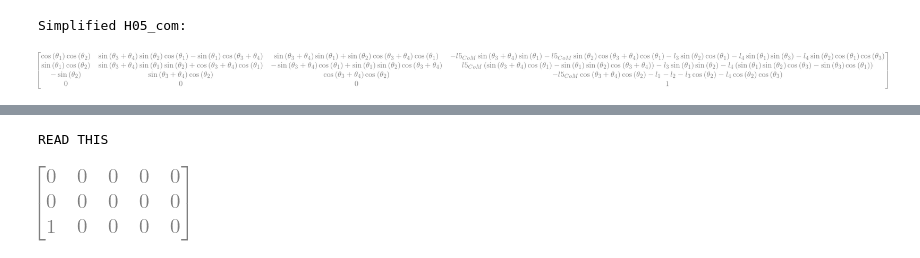
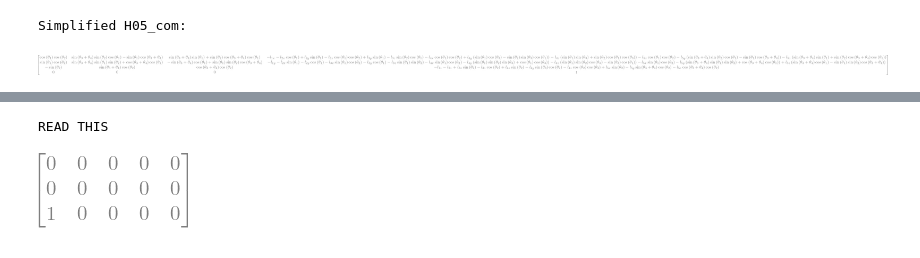
Before and after one commit to LouKordos/jupyter_notebooks, a Jupyter notebook: Transformation Matrices for Leg.ipynb, the cells around one changed output, grey strips where cells are left out. Cells and saved outputs as stored; diff of their text form; code cells hidden in the pictures.

```diff
--- a/Transformation Matrices for Leg.ipynb
+++ b/Transformation Matrices for Leg.ipynb
@@ -84,42 +84,46 @@ simplify(H05_simple * Matrix([0, 0, 0, 1]))
 # %%
 #Distance from previous frame to next frame. Frames are placed at CoM in this scenario.
-l1_com, l2_com, l3_com, l4_com, l5_com, l6_com = symbols("l1_{CoM} l2_{CoM} l3_{CoM} l4_{CoM} l5_{CoM} l6_{CoM}")
+#l1_com, l2_com, l3_com, l4_com, l5_com, l6_com = symbols("l1_{CoM} l2_{CoM} l3_{CoM} l4_{CoM} l5_{CoM} l6_{CoM}")
 
-H01_com = Matrix([[1, 0, 0, 0],
-                  [0, 1, 0, 0],
-                  [0, 0, 1, -l1_com],
+l1_x_com, l2_x_com, l3_x_com, l4_x_com, l5_x_com, l6_x_com = symbols('l1_x_com l2_x_com l3_x_com l4_x_com l5_x l6_x_com')
+l1_y_com, l2_y_com, l3_y_com, l4_y_com, l5_y_com, l6_y_com = symbols('l1_y_com l2_y_com l3_y_com l4_y_com l5_y l6_y_com')
+l1_z_com, l2_z_com, l3_z_com, l4_z_com, l5_z_com, l6_z_com = symbols('l1_z_com l2_z_com l3_z_com l4_z_com l5_z l6_z_com')
+
+H01_com = Matrix([[1, 0, 0, -l1_x_com],
+                  [0, 1, 0, -l1_y_com],
+                  [0, 0, 1, -l1_z_com],
                   [0, 0, 0, 1]])
 
-H12_com = Matrix([[1, 0, 0, 0],
-                  [0, 1, 0, 0],
-                  [0, 0, 1, -l2_com],
+H12_com = Matrix([[1, 0, 0, -l2_x_com],
+                  [0, 1, 0, -l2_y_com],
+                  [0, 0, 1, -l2_z_com],
                   [0, 0, 0, 1]])
 
-H23_com = Matrix([[1, 0, 0, 0],
-                  [0, 1, 0, 0],
-                  [0, 0, 1, -l3_com],
+H23_com = Matrix([[1, 0, 0, -l3_x_com],
+                  [0, 1, 0, -l3_y_com],
+                  [0, 0, 1, -l3_z_com],
                   [0, 0, 0, 1]])
 
-H34_com = Matrix([[1, 0, 0, 0],
-                  [0, 1, 0, 0],
-                  [0, 0, 1, -l4_com],
+H34_com = Matrix([[1, 0, 0, -l4_x_com],
+                  [0, 1, 0, -l4_y_com],
+                  [0, 0, 1, -l4_z_com],
                   [0, 0, 0, 1]])
 
-H45_com = Matrix([[1, 0, 0, 0],
-                  [0, 1, 0, 0],
-                  [0, 0, 1, -l5_com],
+H45_com = Matrix([[1, 0, 0, -l5_x_com],
+                  [0, 1, 0, -l5_y_com],
+                  [0, 0, 1, -l5_z_com],
                   [0, 0, 0, 1]])
 
 H02_com = H01_simple * H12_com
 H03_com = H02_simple * H23_com
 H04_com = H03_simple * H34_com
 H05_com = H04_simple * H45_com
 
 print("Simplified H05_com:")
 simplify(H05_com)
 # %% [output]
 Simplified H05_com:
-[figure, old version]
+[figure, new version]
 # %%
 # The position vectors are merely the Z displacement as the frames get rotated by the joints directly.
 # This requires a "p" vector for every position.
```
Also changed, not shown: parts of 30 cells of this notebook, 9 other files.
